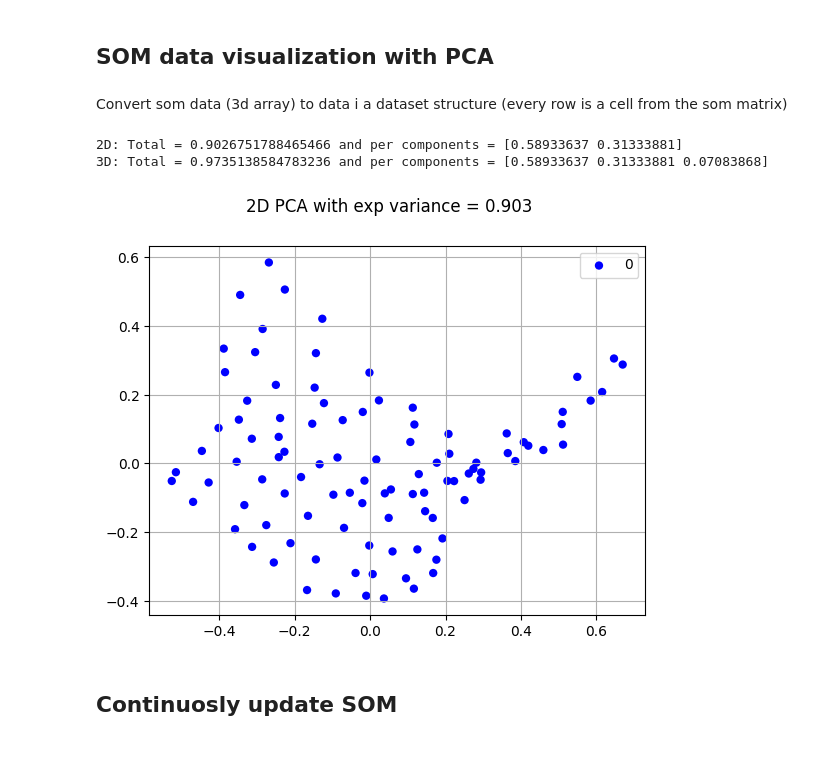
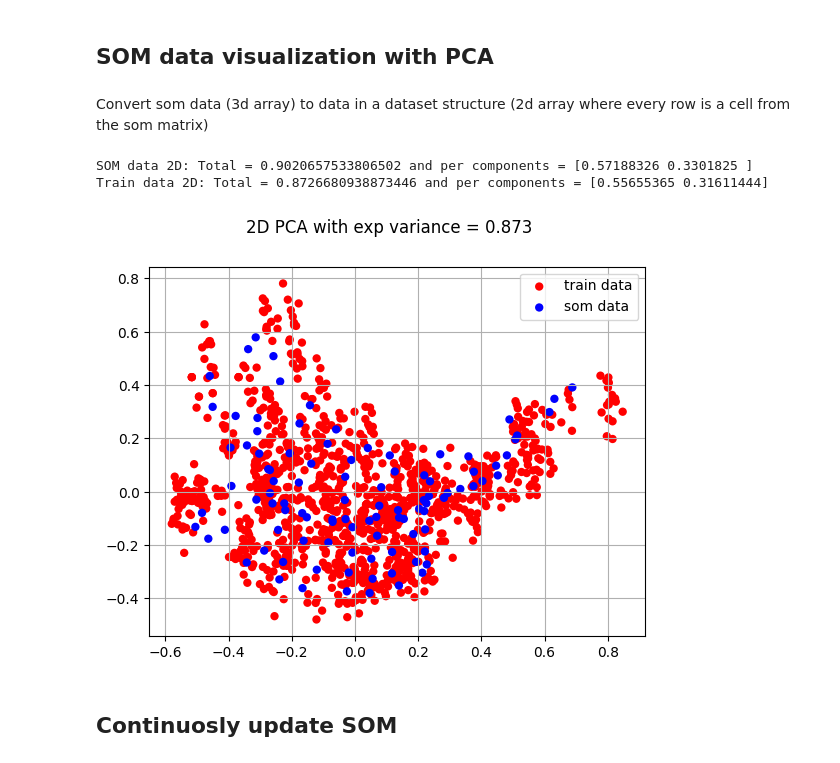
Before and after one commit to opticsensors/HVAC-predictive-control, a Jupyter notebook: notebooks/2.0-custom-som-implementation.ipynb, the cells around one changed output. Cells and saved outputs as stored; diff of their text form; code cells hidden in the pictures.

```diff
--- a/notebooks/2.0-custom-som-implementation.ipynb
+++ b/notebooks/2.0-custom-som-implementation.ipynb
@@ -56,7 +56,7 @@ from novelty_detection.som import SOM
 model=SOM(som_grid_size=(10,10),
           max_distance=4,
           learning_rate_0=0.5,
-          max_iter=10000,
+          max_iter=70000,
           random_state=40,
           methods={'init_som': 'uniform',
                     'bmu_distance': 'cityblock',
@@ -67,45 +67,43 @@ model=model.fit(train_x_norm)
 # %% [markdown]
 ## SOM data visualization with PCA
 # %% [markdown]
-Convert som data (3d array) to data i a dataset structure (every row is a cell from the som matrix)
+Convert som data (3d array) to data in a dataset structure (2d array where every row is a cell from the som matrix)
 # %%
 som=model.som
 som_dataset=som.reshape(-1,som.shape[2])
 # %%
 # 2D vizualization
 pca = PCA(n_components = 2)
-X2D = pca.fit_transform(som_dataset)
+pca_som = pca.fit_transform(som_dataset)
 
 # Amount of explained variance kept 2D
 exp_variance_2d = pca.explained_variance_ratio_
-print(f"2D: Total = {np.sum(exp_variance_2d)} and per components = {exp_variance_2d}")
+print(f"SOM data 2D: Total = {np.sum(exp_variance_2d)} and per components = {exp_variance_2d}")
 
 # 3D vizualization
-pca = PCA(n_components = 3)
-X3D = pca.fit_transform(som_dataset)
-
-# Amount of explained variance kept 3D
-exp_variance_3d = pca.explained_variance_ratio_
-print(f"3D: Total = {np.sum(exp_variance_3d)} and per components = {exp_variance_3d}")
+pca_train = pca.fit_transform(train_x_norm)
+exp_variance_2d = pca.explained_variance_ratio_
+print(f"Train data 2D: Total = {np.sum(exp_variance_2d)} and per components = {exp_variance_2d}")
 # %% [output]
-2D: Total = 0.9026751788465466 and per components = [0.58933637 0.31333881]
-3D: Total = 0.9735138584783236 and per components = [0.58933637 0.31333881 0.07083868]
+SOM data 2D: Total = 0.9020657533806502 and per components = [0.57188326 0.3301825 ]
+Train data 2D: Total = 0.8726680938873446 and per components = [0.55655365 0.31611444]
 # %%
 y_flat = y.ravel()
 
 # Plot of the 2D PCA results
 fig, ax = plt.subplots()
 
-ax.scatter(X2D[:,0], X2D[:,1], color="blue", label="0", edgecolors='none')
+ax.scatter(pca_train[:,0], pca_train[:,1], color="red", label="train data", edgecolors='none')
+ax.scatter(pca_som[:,0], pca_som[:,1], color="blue", label="som data", edgecolors='none')
 
 ax.legend()
 ax.grid(True)
 
 fig.suptitle(f"2D PCA with exp variance = {round(np.sum(exp_variance_2d), 3)}")
 
 plt.show()
 # %% [output]
-[figure, old version]
+[figure, new version]
 # %% [markdown]
 ## Continuosly update SOM
 # %%
```
Also changed, not shown: parts of 10 cells of this notebook, 3 other files.
